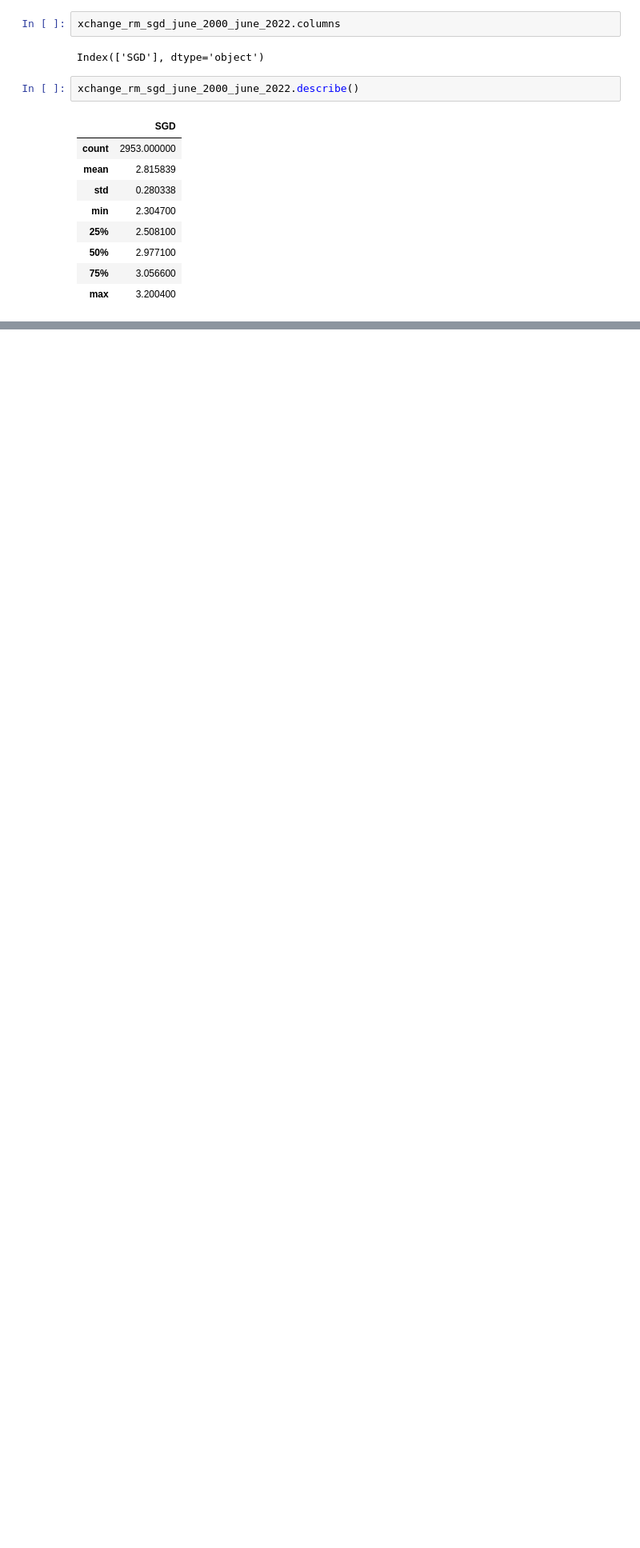
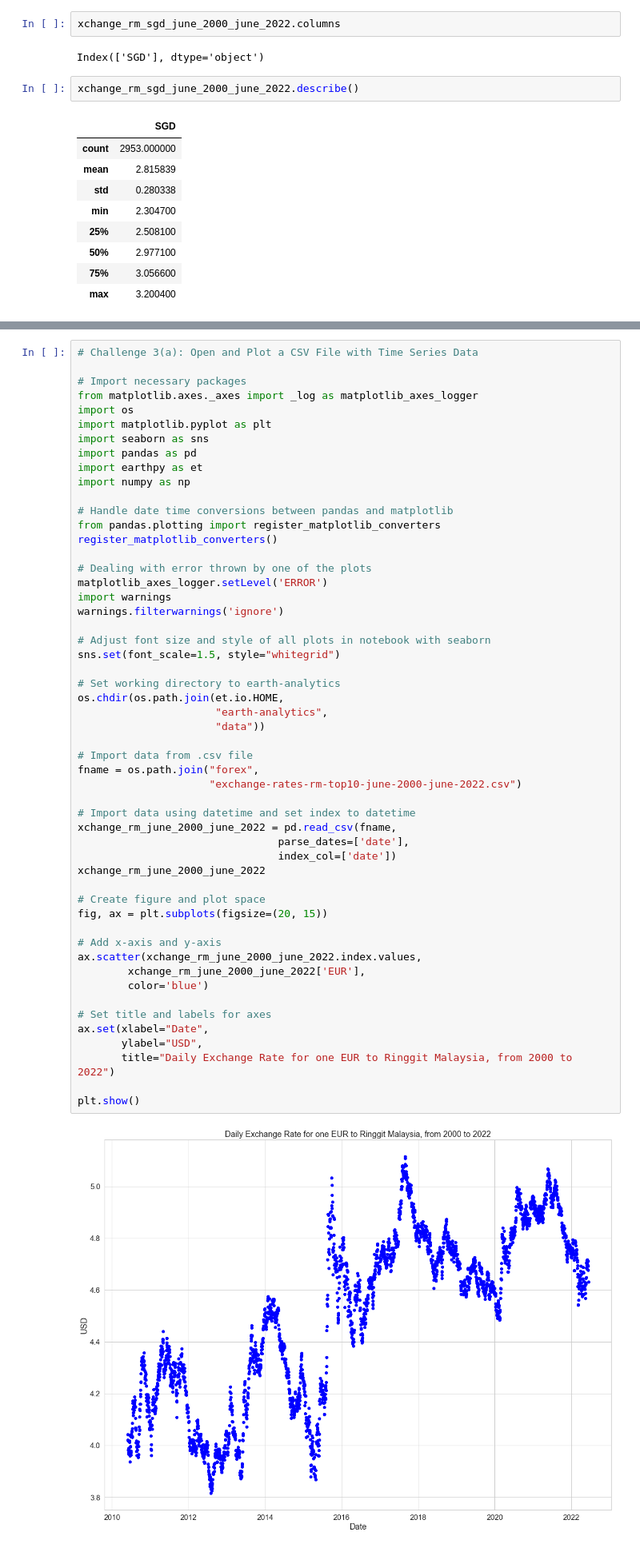
Before and after one commit to KimteckLeow/ringgit-foreign-currency-xchange-rates, a Jupyter notebook: exchange-rates-ringgit-malaysia-june-2000-june-2022-checkpoint.ipynb, the cells around one changed output, grey strips where cells are left out. Shown at 80% size. Cells and saved outputs as stored; diff of their text form; blank space fills up the shorter version.

```diff
--- a/exchange-rates-ringgit-malaysia-june-2000-june-2022-checkpoint.ipynb
+++ b/exchange-rates-ringgit-malaysia-june-2000-june-2022-checkpoint.ipynb
@@ -176,0 +211,55 @@ plt.show()
+# %%
+# Challenge 3(a): Open and Plot a CSV File with Time Series Data
+
+# Import necessary packages
+from matplotlib.axes._axes import _log as matplotlib_axes_logger
+import os
+import matplotlib.pyplot as plt
+import seaborn as sns
+import pandas as pd
+import earthpy as et
+import numpy as np
+
+# Handle date time conversions between pandas and matplotlib
+from pandas.plotting import register_matplotlib_converters
+register_matplotlib_converters()
+
+# Dealing with error thrown by one of the plots
+matplotlib_axes_logger.setLevel('ERROR')
+import warnings
+warnings.filterwarnings('ignore')
+
+# Adjust font size and style of all plots in notebook with seaborn
+sns.set(font_scale=1.5, style="whitegrid")
+
+# Set working directory to earth-analytics
+os.chdir(os.path.join(et.io.HOME,
+                      "earth-analytics",
+                      "data"))
+
+# Import data from .csv file
+fname = os.path.join("forex",
+                     "exchange-rates-rm-top10-june-2000-june-2022.csv")
+
+# Import data using datetime and set index to datetime
+xchange_rm_june_2000_june_2022 = pd.read_csv(fname,
+                                parse_dates=['date'],
+                                index_col=['date'])
+xchange_rm_june_2000_june_2022
+
+# Create figure and plot space
+fig, ax = plt.subplots(figsize=(20, 15))
+
+# Add x-axis and y-axis
+ax.scatter(xchange_rm_june_2000_june_2022.index.values,
+        xchange_rm_june_2000_june_2022['EUR'],
+        color='blue')
+
+# Set title and labels for axes
+ax.set(xlabel="Date",
+       ylabel="USD",
+       title="Daily Exchange Rate for one EUR to Ringgit Malaysia, from 2000 to 2022")
+
+plt.show()
+# %% [output]
+[figure, added]
```
Also changed, not shown: parts of 18 cells of this notebook.
